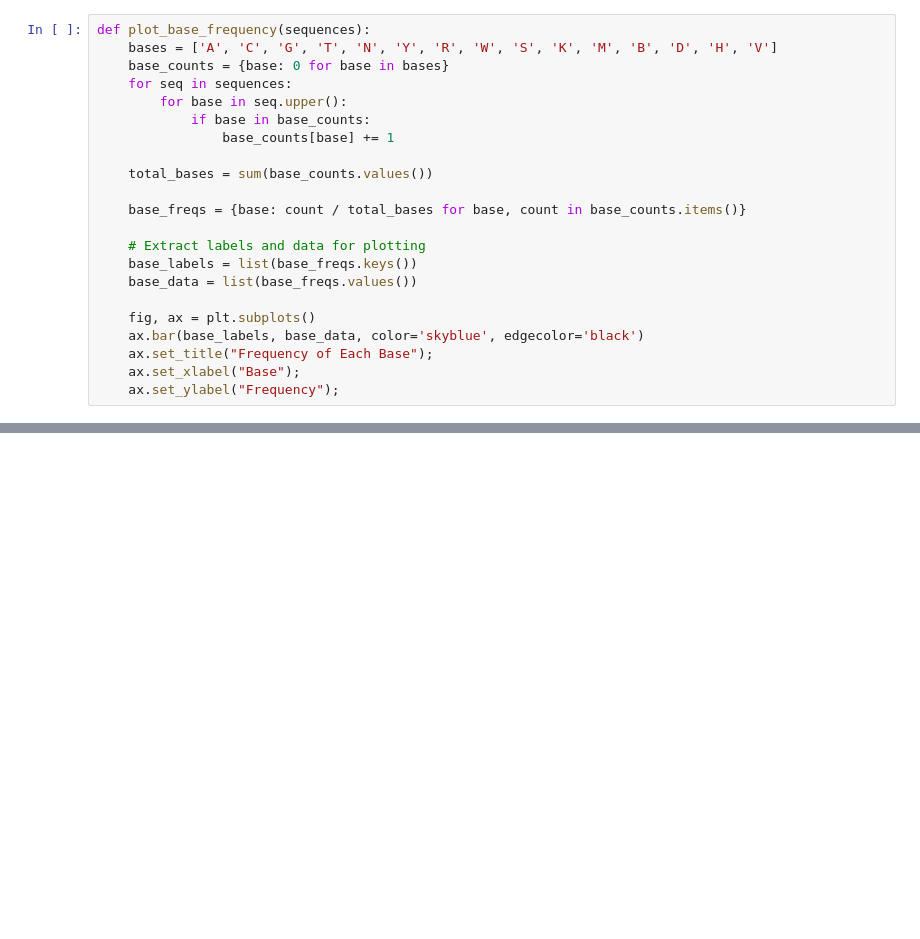
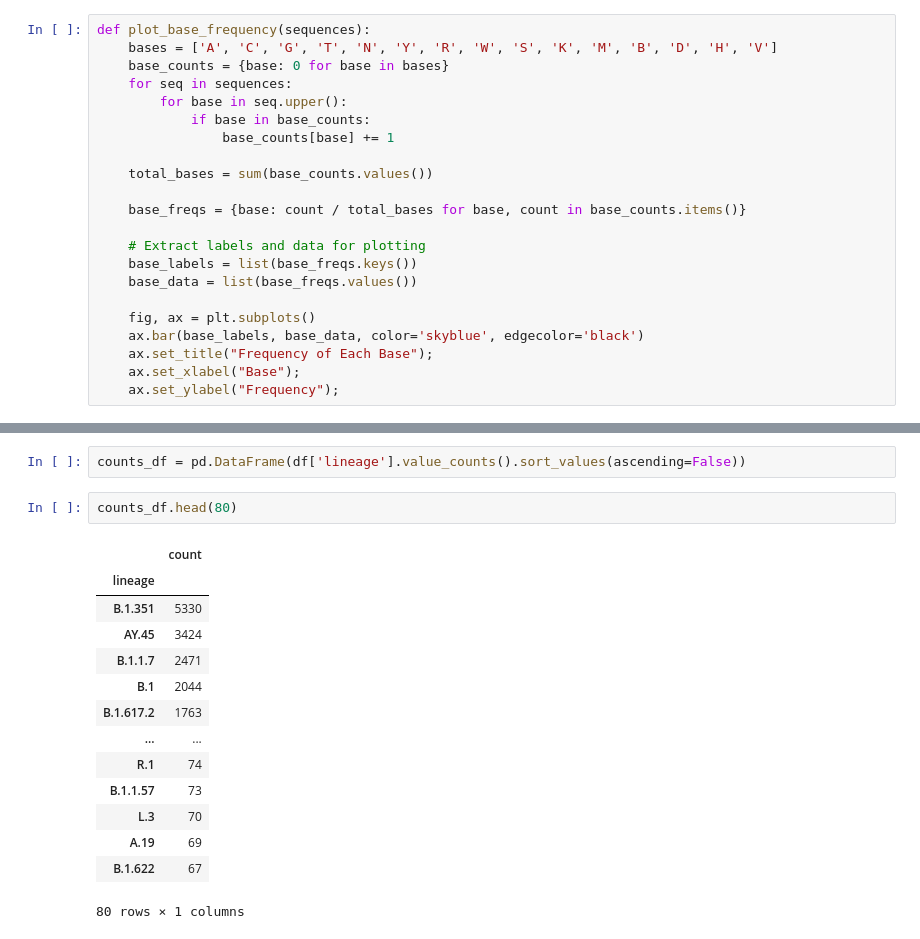
Before and after one commit to INFORM-Africa/AI-viral-lineage-classification, a Jupyter notebook: src_aurel/data_exploration.ipynb, the cells around one changed output, grey strips where cells are left out. Cells and saved outputs as stored; diff of their text form; blank space fills up the shorter version.

```diff
--- a/src_aurel/data_exploration.ipynb
+++ b/src_aurel/data_exploration.ipynb
@@ -153,0 +213,19 @@ plot_label_distribution(df['sequence'], df['pangolin_lineage'])
+# %%
+counts_df = pd.DataFrame(df['lineage'].value_counts().sort_values(ascending=False))
+# %%
+counts_df.head(80)
+# %% [output]
+|  | count |
+| lineage |  |
+| B.1.351 | 5330 |
+| AY.45 | 3424 |
+| B.1.1.7 | 2471 |
+| B.1 | 2044 |
+| B.1.617.2 | 1763 |
+| ... | ... |
+| R.1 | 74 |
+| B.1.1.57 | 73 |
+| L.3 | 70 |
+| A.19 | 69 |
+| B.1.622 | 67 |
+80 rows × 1 columns
```
Also changed, not shown: parts of 21 cells of this notebook, 28 other files.
